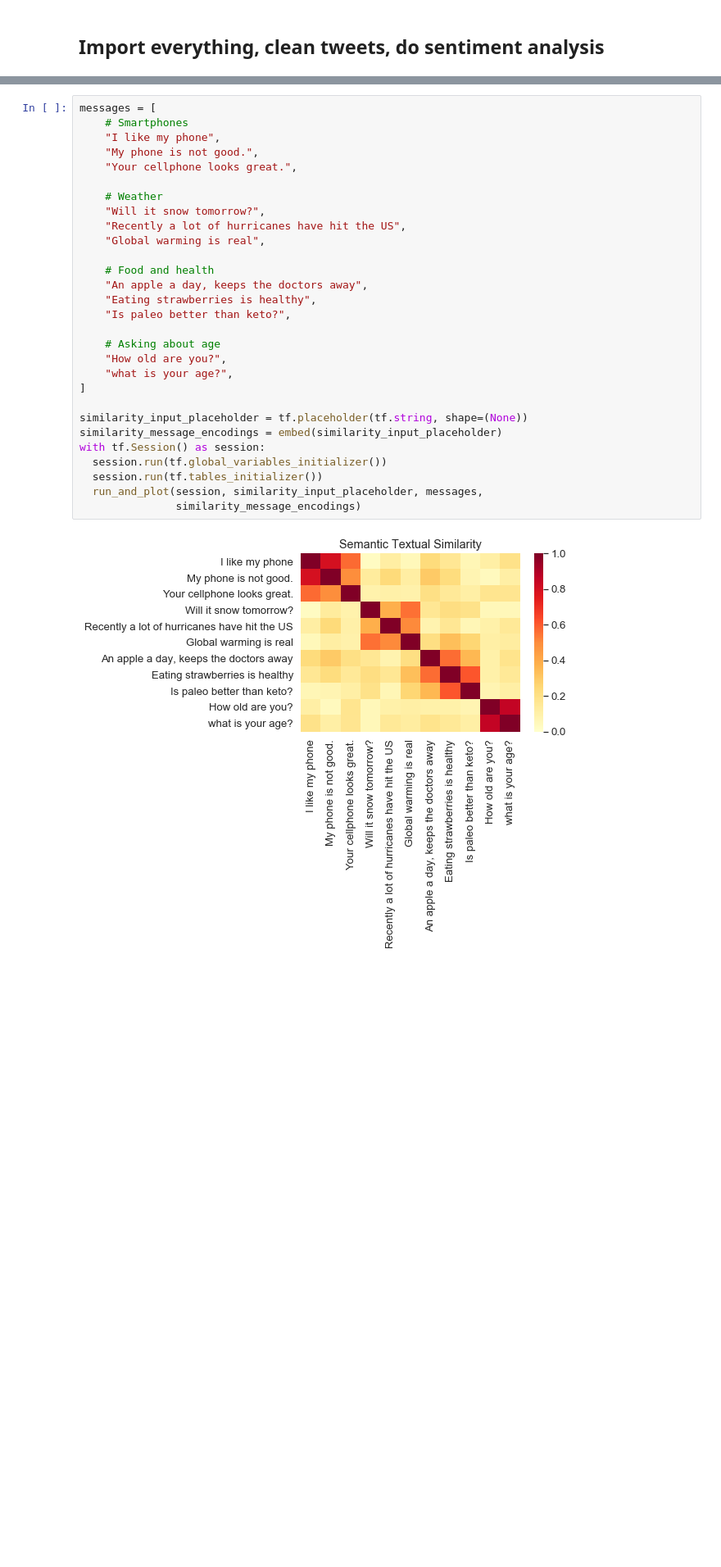
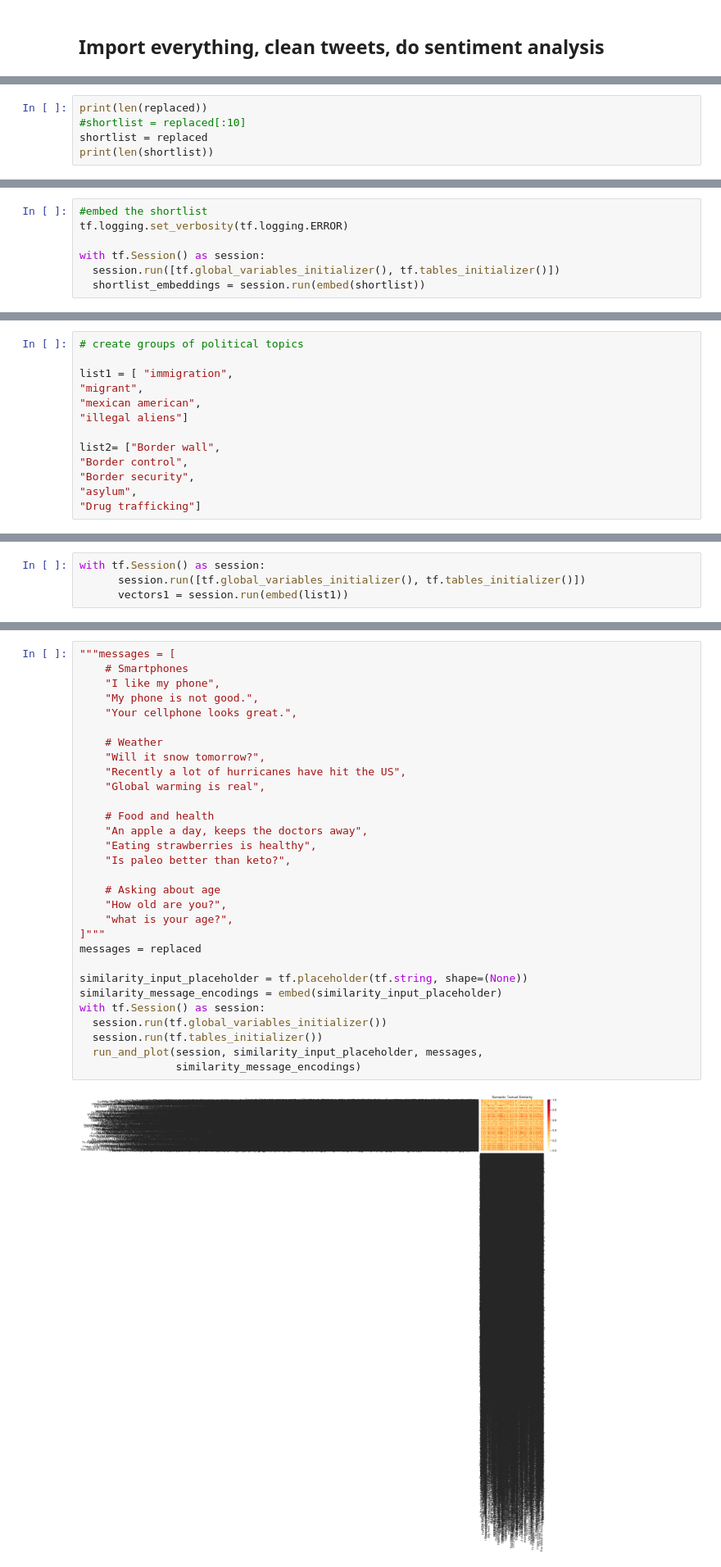
Before and after one commit to jmoorebyu/213_finalproject, a Jupyter notebook: Universal Encoder.ipynb, the cells around one changed output, grey strips where cells are left out. Shown at 82% size. Saved outputs shown, nothing was run; the diff lists cells and outputs as text; blank space fills up the shorter version.

```diff
--- a/Universal Encoder.ipynb
+++ b/Universal Encoder.ipynb
@@ -74,0 +56,5 @@ AttributeError: 'list' object has no attribute 'comments'
+# %%
+print(len(replaced))
+#shortlist = replaced[:10]
+shortlist = replaced
+print(len(shortlist))
@@ -125,0 +75,7 @@ Embedding: [0.01879093423485756, 0.045365191996097565, -0.020010899752378464, ..
+# %%
+#embed the shortlist
+tf.logging.set_verbosity(tf.logging.ERROR)
+
+with tf.Session() as session:
+  session.run([tf.global_variables_initializer(), tf.tables_initializer()])
+  shortlist_embeddings = session.run(embed(shortlist))
@@ -134,0 +116,13 @@ ValueError: Wrong number of items passed 512, placement implies 1
+# %%
+# create groups of political topics
+
+list1 = [ "immigration",
+"migrant",
+"mexican american",
+"illegal aliens"]
+
+list2= ["Border wall",
+"Border control",
+"Border security",
+"asylum",
+"Drug trafficking"]
@@ -134,0 +135,4 @@ ValueError: Wrong number of items passed 512, placement implies 1
+# %%
+with tf.Session() as session:
+      session.run([tf.global_variables_initializer(), tf.tables_initializer()])
+      vectors1 = session.run(embed(list1))
@@ -152,33 +210,34 @@ def run_and_plot(session_, input_tensor_, messages_, encoding_tensor):
       encoding_tensor, feed_dict={input_tensor_: messages_})
   plot_similarity(messages_, message_embeddings_, 90)
 # %%
-messages = [
+"""messages = [
     # Smartphones
     "I like my phone",
     "My phone is not good.",
     "Your cellphone looks great.",
 
     # Weather
     "Will it snow tomorrow?",
     "Recently a lot of hurricanes have hit the US",
     "Global warming is real",
 
     # Food and health
     "An apple a day, keeps the doctors away",
     "Eating strawberries is healthy",
     "Is paleo better than keto?",
 
     # Asking about age
     "How old are you?",
     "what is your age?",
-]
+]"""
+messages = replaced
 
 similarity_input_placeholder = tf.placeholder(tf.string, shape=(None))
 similarity_message_encodings = embed(similarity_input_placeholder)
 with tf.Session() as session:
   session.run(tf.global_variables_initializer())
   session.run(tf.tables_initializer())
   run_and_plot(session, similarity_input_placeholder, messages,
                similarity_message_encodings)
 # %% [output]
-[figure, old version]
+[figure, new version]
```
Also changed, not shown: parts of 24 cells of this notebook.
